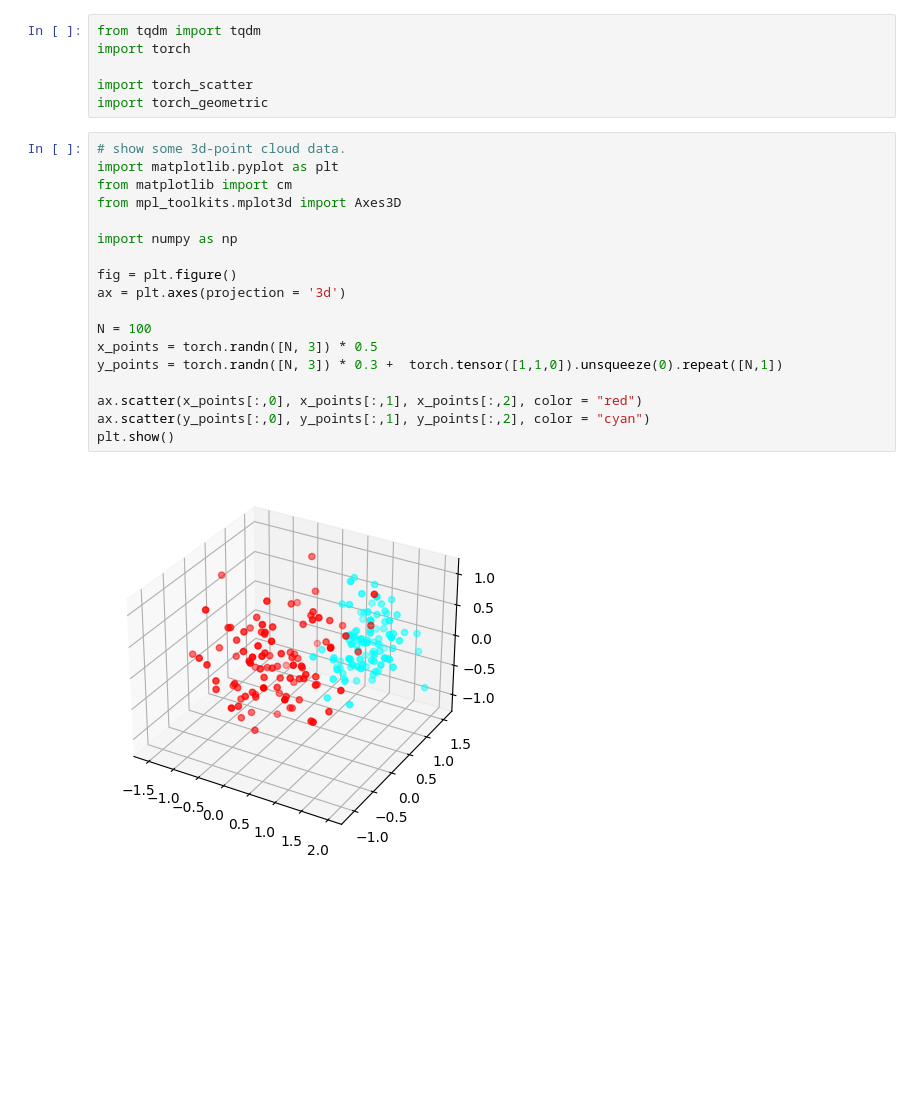
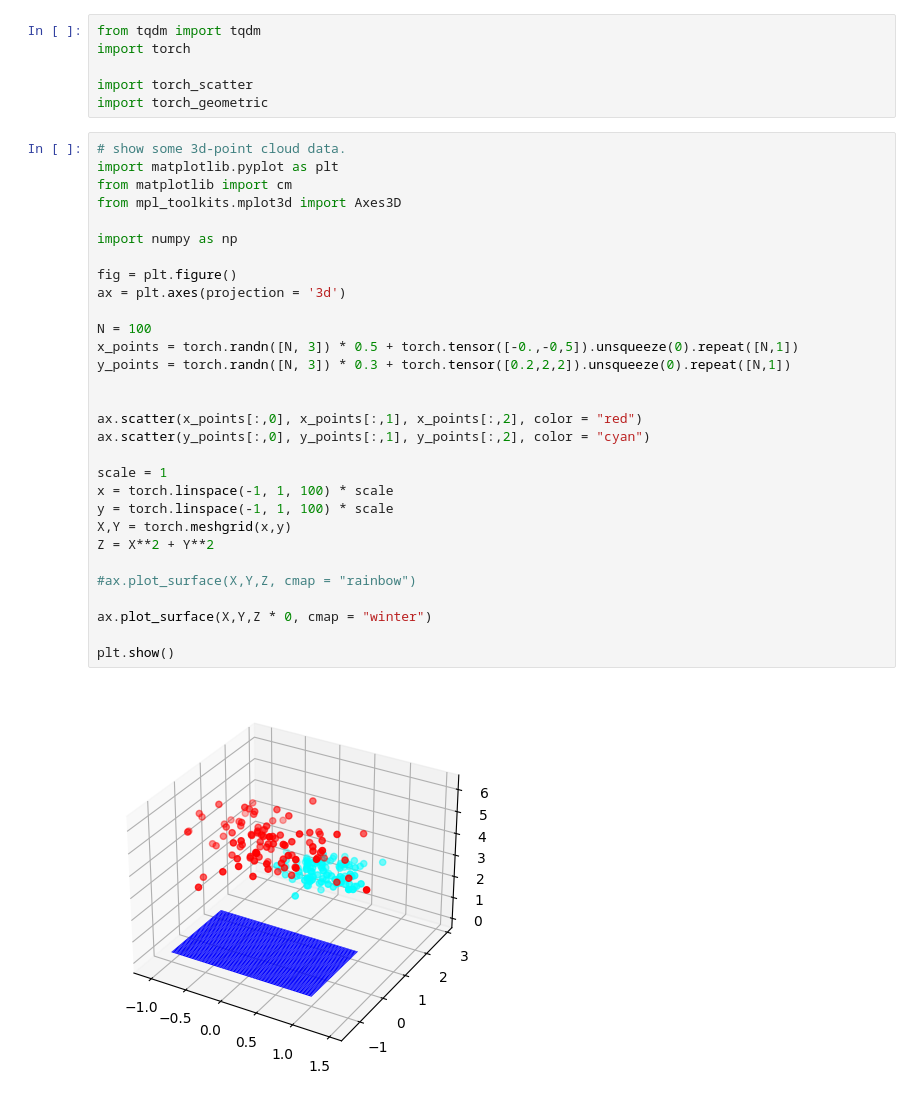
Before and after one commit to ZongjingLi/SceneGraphLearner, a Jupyter notebook: blastfield.ipynb, the cells around one changed output. Saved outputs shown, nothing was run; the diff lists cells and outputs as text; blank space fills up the shorter version.

Commit message:
3d visualization

```diff
--- a/blastfield.ipynb
+++ b/blastfield.ipynb
@@ -7,20 +7,32 @@ import torch_geometric
 # %%
 # show some 3d-point cloud data.
 import matplotlib.pyplot as plt
 from matplotlib import cm
 from mpl_toolkits.mplot3d import Axes3D
 
 import numpy as np
 
 fig = plt.figure()
 ax = plt.axes(projection = '3d')
 
 N = 100
-x_points = torch.randn([N, 3]) * 0.5
-y_points = torch.randn([N, 3]) * 0.3 +  torch.tensor([1,1,0]).unsqueeze(0).repeat([N,1])
+x_points = torch.randn([N, 3]) * 0.5 + torch.tensor([-0.,-0,5]).unsqueeze(0).repeat([N,1])
+y_points = torch.randn([N, 3]) * 0.3 + torch.tensor([0.2,2,2]).unsqueeze(0).repeat([N,1])
+
 
 ax.scatter(x_points[:,0], x_points[:,1], x_points[:,2], color = "red")
 ax.scatter(y_points[:,0], y_points[:,1], y_points[:,2], color = "cyan")
+
+scale = 1
+x = torch.linspace(-1, 1, 100) * scale
+y = torch.linspace(-1, 1, 100) * scale
+X,Y = torch.meshgrid(x,y)
+Z = X**2 + Y**2
+
+#ax.plot_surface(X,Y,Z, cmap = "rainbow")
+
+ax.plot_surface(X,Y,Z * 0, cmap = "winter")
+
 plt.show()
 # %% [output]
-[figure, old version]
+[figure, new version]
```
Also changed, not shown: 1 other file.
